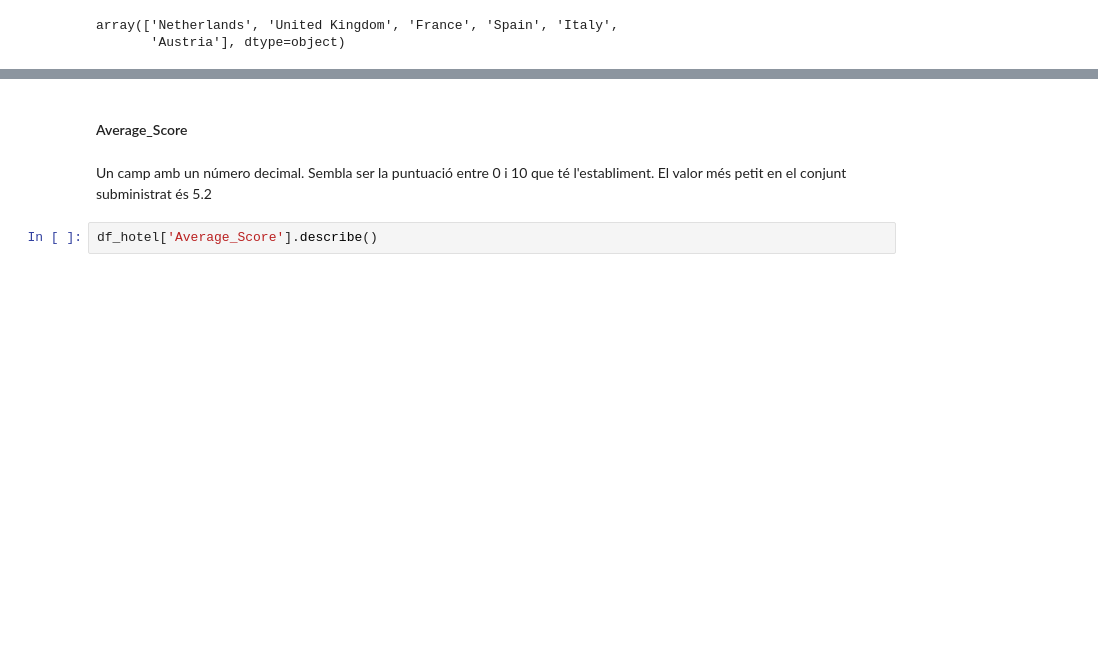
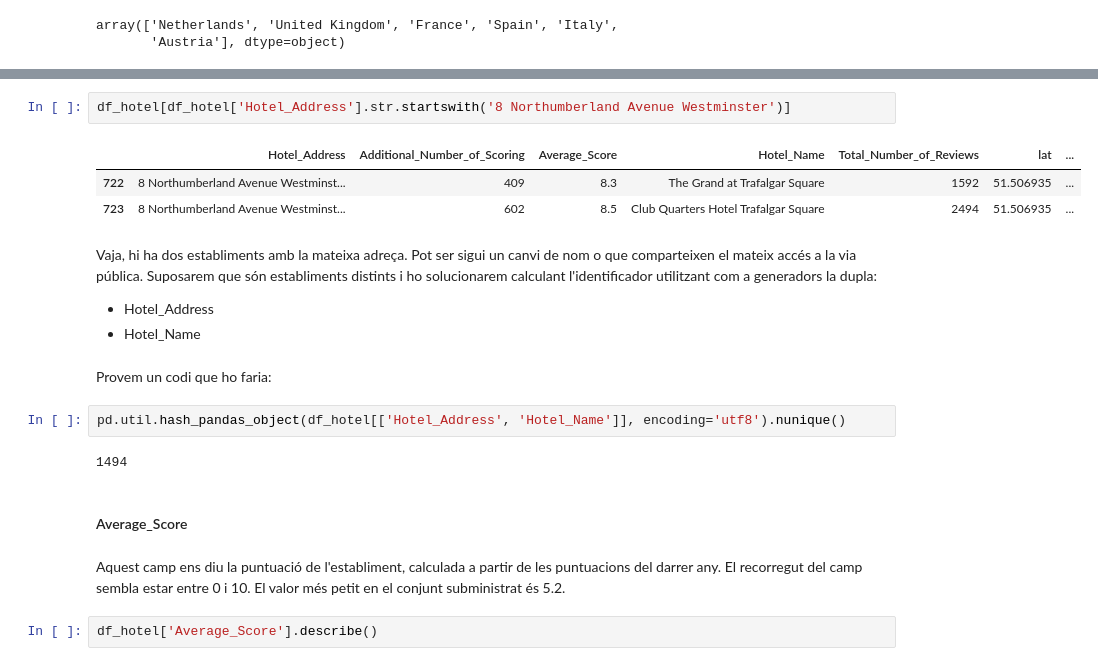
Before and after one commit to llublad/MUSI-AA, a Jupyter notebook: musi-aa-modulo1/W6/practica/10_hr_features_engineering.ipynb, the cells around one changed output, grey strips where cells are left out. Cells and saved outputs as stored; diff of their text form; blank space fills up the shorter version.

```diff
--- a/musi-aa-modulo1/W6/practica/10_hr_features_engineering.ipynb
+++ b/musi-aa-modulo1/W6/practica/10_hr_features_engineering.ipynb
@@ -249,9 +244,29 @@ Name: Additional_Number_of_Scoring, dtype: float64
+# %%
+df_hotel[df_hotel['Hotel_Address'].str.startswith('8 Northumberland Avenue Westminster')]
+# %% [output]
+|  | Hotel_Address | Additional_Number_of_Scoring | Average_Score | Hotel_Name | Total_Number_of_Reviews | lat | ... |
+| 722 | 8 Northumberland Avenue Westminst... | 409 | 8.3 | The Grand at Trafalgar Square | 1592 | 51.506935 | ... |
+| 723 | 8 Northumberland Avenue Westminst... | 602 | 8.5 | Club Quarters Hotel Trafalgar Square | 2494 | 51.506935 | ... |
+# %% [markdown]
+Vaja, hi ha dos establiments amb la mateixa adreça.
+Pot ser sigui un canvi de nom o que comparteixen el mateix accés a la via pública.
+Suposarem que són establiments distints
+i ho solucionarem calculant l'identificador utilitzant com a generadors la dupla:
+- Hotel_Address
+- Hotel_Name
+# %% [markdown]
+Provem un codi que ho faria:
+# %%
+pd.util.hash_pandas_object(df_hotel[['Hotel_Address', 'Hotel_Name']], encoding='utf8').nunique()
+# %% [output]
+1494
 # %% [markdown]
 #### Average_Score
 # %% [markdown]
-Un camp amb un número decimal.
-Sembla ser la puntuació entre 0 i 10 que té l'establiment.
-El valor més petit en el conjunt subministrat és 5.2
+Aquest camp ens diu la puntuació de l'establiment, calculada a partir
+de les puntuacions del darrer any.
+El recorregut del camp sembla estar entre 0 i 10.
+El valor més petit en el conjunt subministrat és 5.2.
 # %%
 df_hotel['Average_Score'].describe()
 # %% [output]
```
Also changed, not shown: parts of 61 cells of this notebook, 4 other files.
